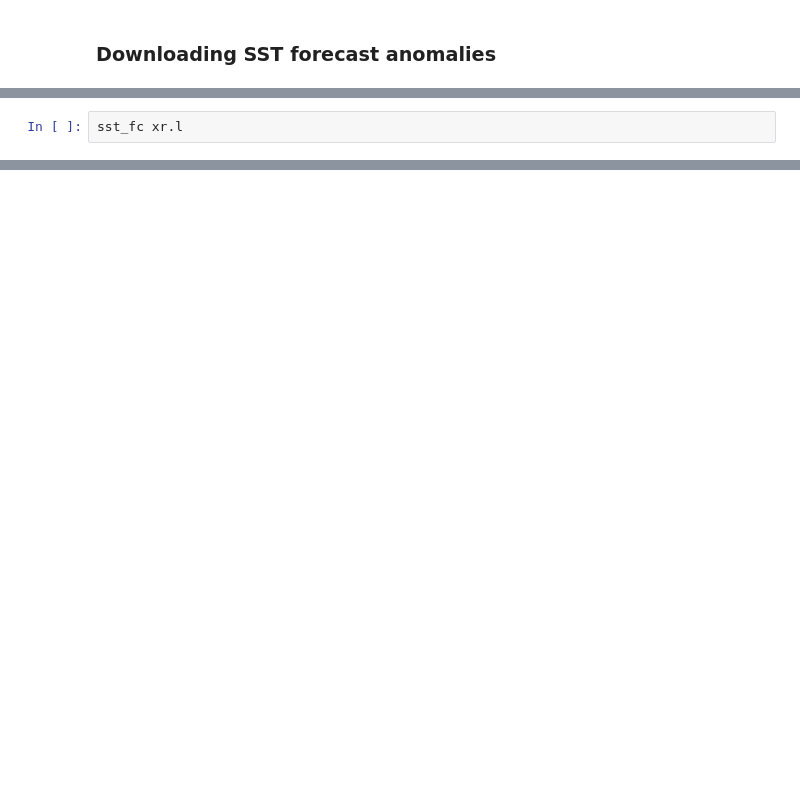
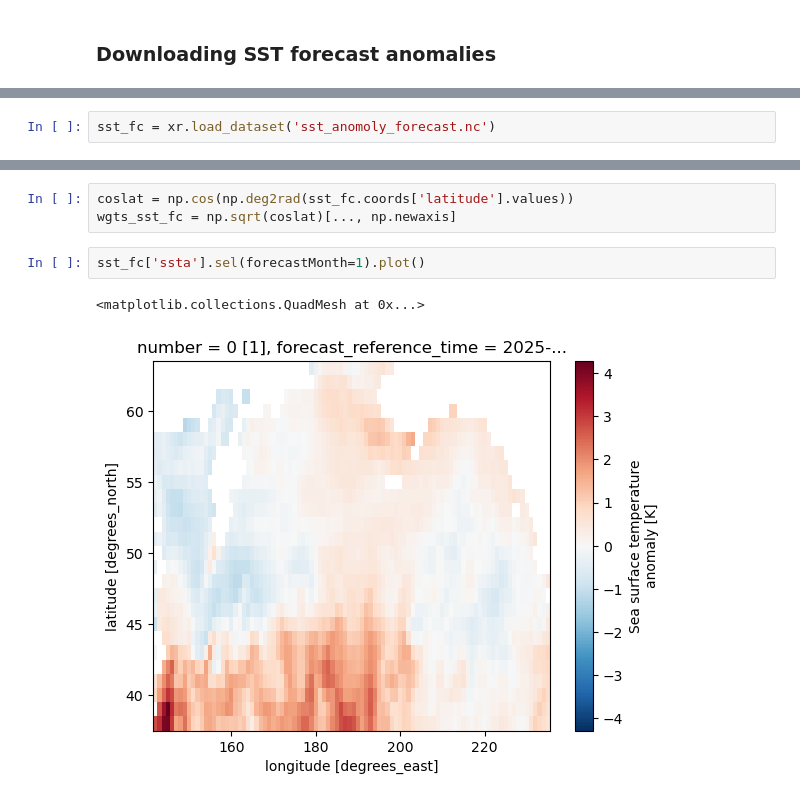
Before and after one commit to ptrierweiler/ATMS-523-Module-8, a Jupyter notebook: trierweiler_project.ipynb, the cells around one changed output, grey strips where cells are left out. Cells and saved outputs as stored; diff of their text form; blank space fills up the shorter version.

Commit message:
added forecast values

```diff
--- a/trierweiler_project.ipynb
+++ b/trierweiler_project.ipynb
@@ -552,3 +519,3 @@ client.retrieve(dataset, request,'sst_anomoly_forecast.nc')
 'sst_anomoly_forecast.nc'
 # %%
-sst_fc xr.l
+sst_fc = xr.load_dataset('sst_anomoly_forecast.nc')
@@ -554,0 +544,8 @@ sst_fc xr.l
+# %%
+coslat = np.cos(np.deg2rad(sst_fc.coords['latitude'].values))
+wgts_sst_fc = np.sqrt(coslat)[..., np.newaxis]
+# %%
+sst_fc['ssta'].sel(forecastMonth=1).plot()
+# %% [output]
+<matplotlib.collections.QuadMesh at 0x...>
+[figure, added]
```
Also changed, not shown: parts of 10 cells of this notebook.
